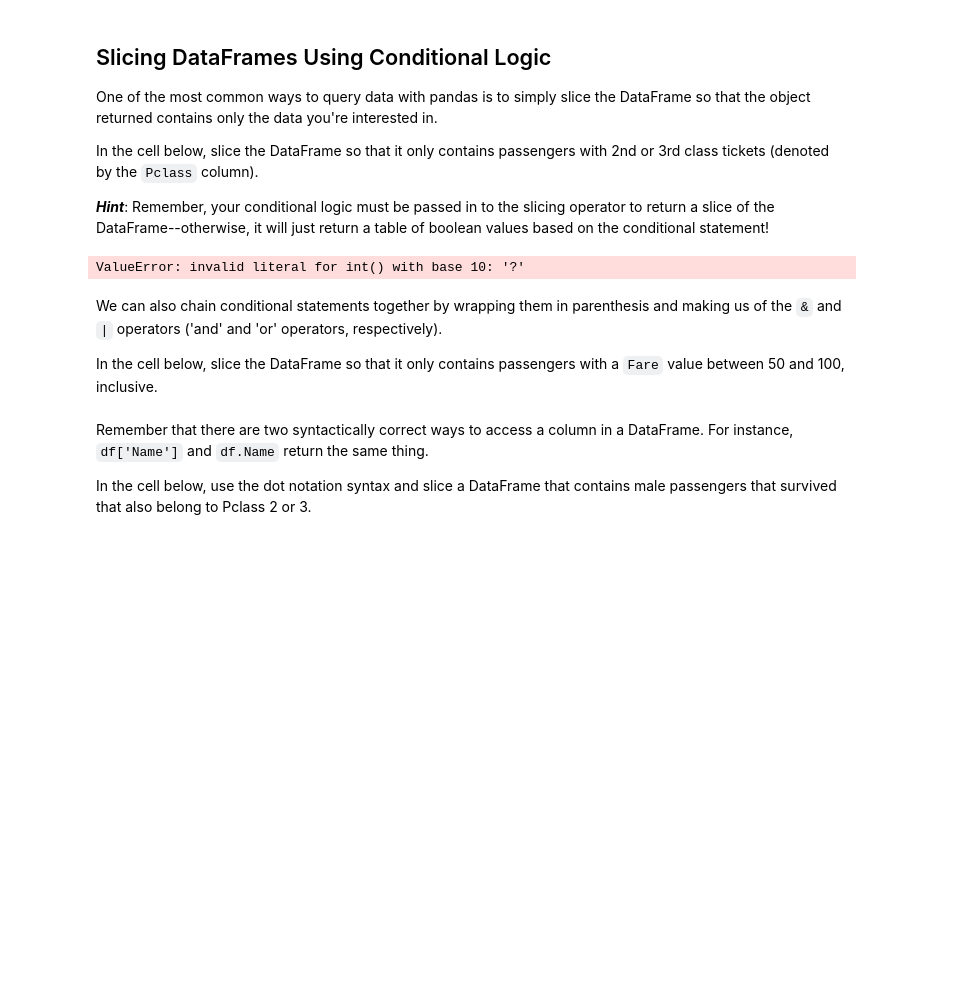
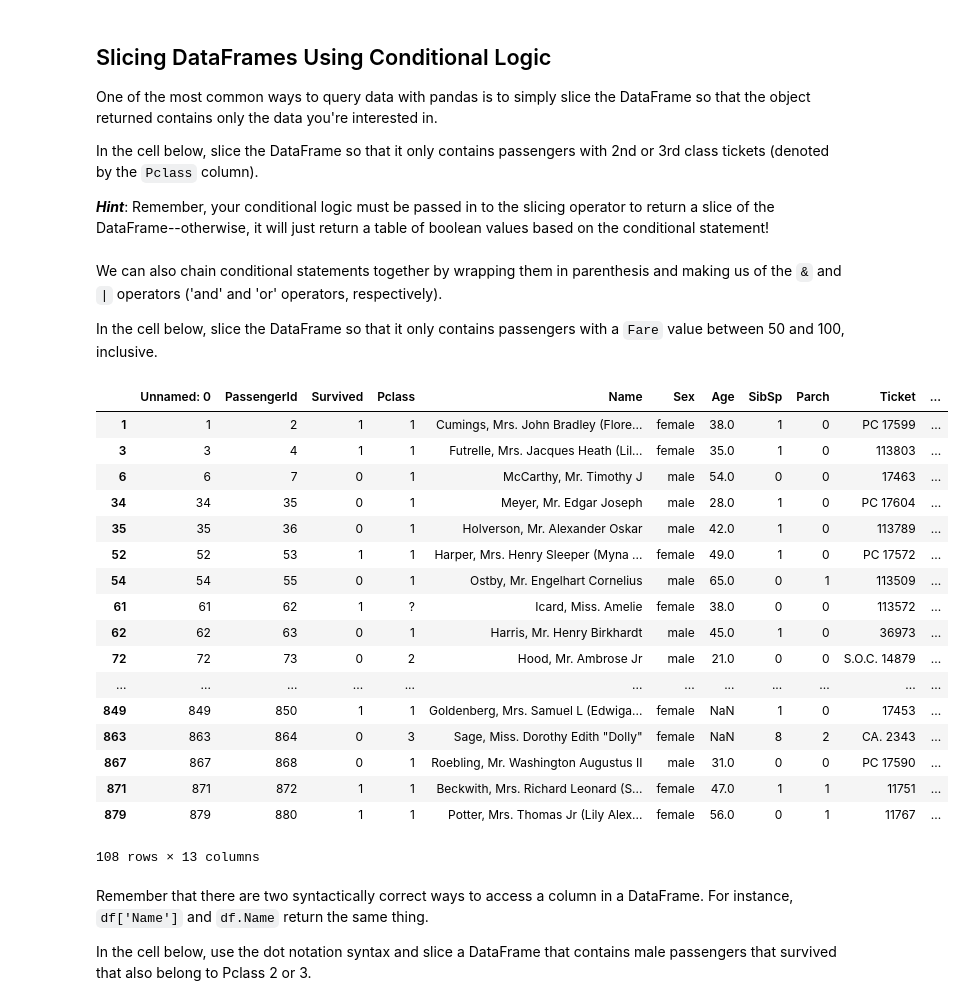
Before and after one commit to jackielebwohl/flatiron-labs_and_projects, a Jupyter notebook: section05/dsc-0-05-16-sql-with-pandas-online-ds-pt-112618/index.ipynb, the cells around one changed output. Cells and saved outputs as stored; diff of their text form; code cells hidden in the pictures; blank space fills up the shorter version.

```diff
--- a/section05/dsc-0-05-16-sql-with-pandas-online-ds-pt-112618/index.ipynb
+++ b/section05/dsc-0-05-16-sql-with-pandas-online-ds-pt-112618/index.ipynb
@@ -44,10 +44,7 @@ In the cell below, slice the DataFrame so that it only contains passengers with
 
 **_Hint_**: Remember, your conditional logic must be passed in to the slicing operator to return a slice of the DataFrame--otherwise, it will just return a table of boolean values based on the conditional statement!
 # %%
-df.Pclass.astype(int)
-#no_first_class_df = df[df[df['Pclass'] == '2'| '3']]
+no_first_class_df = df.loc[(df['Pclass'] == '2') | (df['Pclass'] == '3')]
-# %% [output]
-ValueError: invalid literal for int() with base 10: '?'
 # %% [markdown]
 We can also chain conditional statements together by wrapping them in parenthesis and making us of the `&` and `|` operators ('and' and 'or' operators, respectively).
 
@@ -57,3 +52,25 @@ fares_50_to_100_df = None
+# %%
+fares_50_to_100_df = df.loc[(df['Fare'] >= 50) & (df['Fare'] <= 100)]
+fares_50_to_100_df
+# %% [output]
+|  | Unnamed: 0 | PassengerId | Survived | Pclass | Name | Sex | Age | SibSp | Parch | Ticket | ... |
+| 1 | 1 | 2 | 1 | 1 | Cumings, Mrs. John Bradley (Flore... | female | 38.0 | 1 | 0 | PC 17599 | ... |
+| 3 | 3 | 4 | 1 | 1 | Futrelle, Mrs. Jacques Heath (Lil... | female | 35.0 | 1 | 0 | 113803 | ... |
+| 6 | 6 | 7 | 0 | 1 | McCarthy, Mr. Timothy J | male | 54.0 | 0 | 0 | 17463 | ... |
+| 34 | 34 | 35 | 0 | 1 | Meyer, Mr. Edgar Joseph | male | 28.0 | 1 | 0 | PC 17604 | ... |
+| 35 | 35 | 36 | 0 | 1 | Holverson, Mr. Alexander Oskar | male | 42.0 | 1 | 0 | 113789 | ... |
+| 52 | 52 | 53 | 1 | 1 | Harper, Mrs. Henry Sleeper (Myna ... | female | 49.0 | 1 | 0 | PC 17572 | ... |
+| 54 | 54 | 55 | 0 | 1 | Ostby, Mr. Engelhart Cornelius | male | 65.0 | 0 | 1 | 113509 | ... |
+| 61 | 61 | 62 | 1 | ? | Icard, Miss. Amelie | female | 38.0 | 0 | 0 | 113572 | ... |
+| 62 | 62 | 63 | 0 | 1 | Harris, Mr. Henry Birkhardt | male | 45.0 | 1 | 0 | 36973 | ... |
+| 72 | 72 | 73 | 0 | 2 | Hood, Mr. Ambrose Jr | male | 21.0 | 0 | 0 | S.O.C. 14879 | ... |
+| ... | ... | ... | ... | ... | ... | ... | ... | ... | ... | ... | ... |
+| 849 | 849 | 850 | 1 | 1 | Goldenberg, Mrs. Samuel L (Edwiga... | female | NaN | 1 | 0 | 17453 | ... |
+| 863 | 863 | 864 | 0 | 3 | Sage, Miss. Dorothy Edith "Dolly" | female | NaN | 8 | 2 | CA. 2343 | ... |
+| 867 | 867 | 868 | 0 | 1 | Roebling, Mr. Washington Augustus II | male | 31.0 | 0 | 0 | PC 17590 | ... |
+| 871 | 871 | 872 | 1 | 1 | Beckwith, Mrs. Richard Leonard (S... | female | 47.0 | 1 | 1 | 11751 | ... |
+| 879 | 879 | 880 | 1 | 1 | Potter, Mrs. Thomas Jr (Lily Alex... | female | 56.0 | 0 | 1 | 11767 | ... |
+108 rows × 13 columns
 # %% [markdown]
 Remember that there are two syntactically correct ways to access a column in a DataFrame.  For instance, `df['Name']` and `df.Name` return the same thing.
 
```
Also changed, not shown: parts of 24 cells of this notebook.
